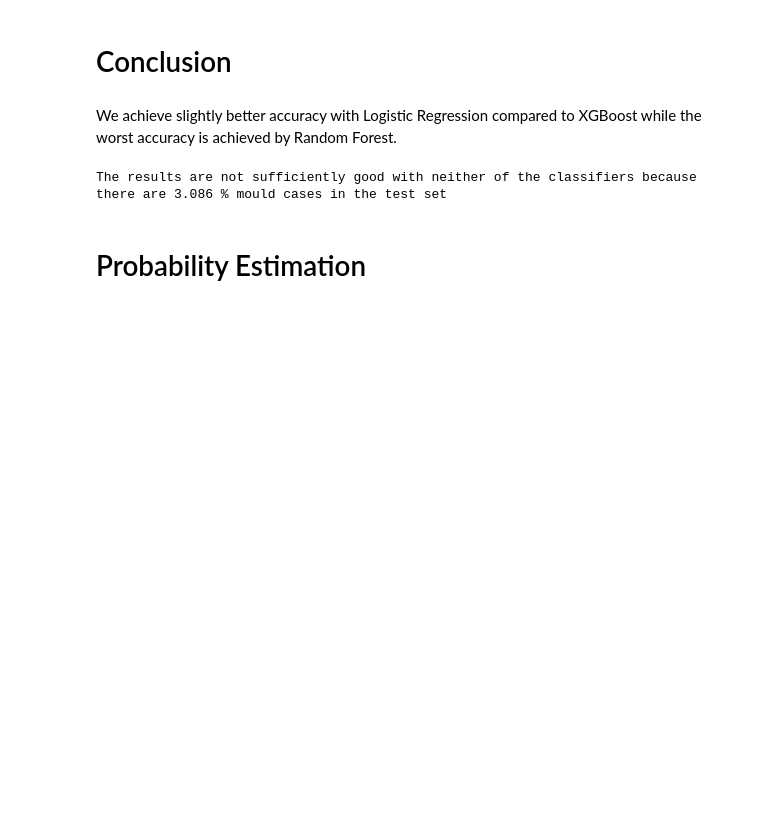
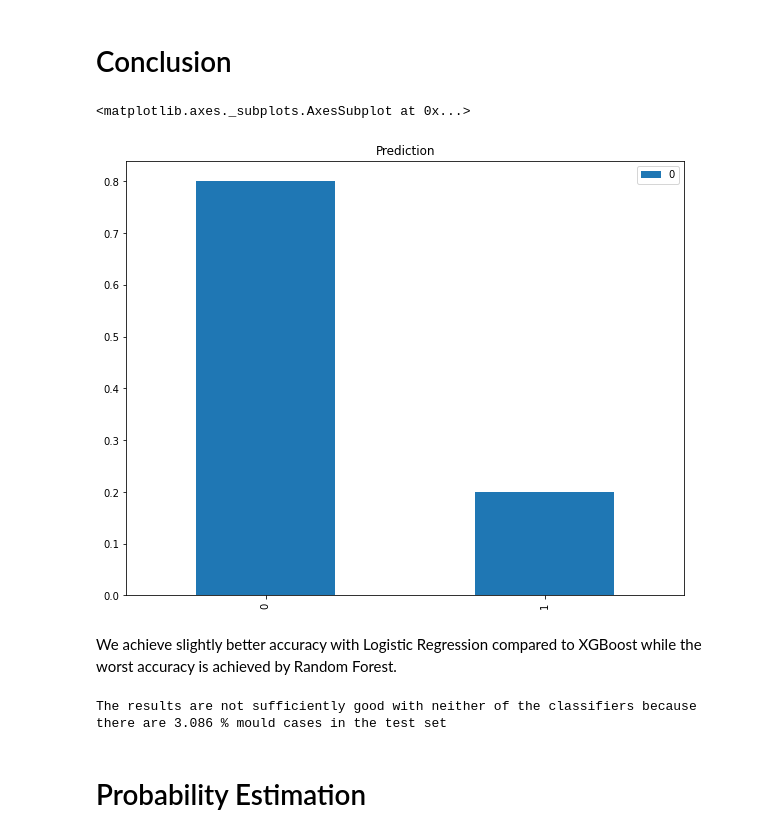
Before and after one commit to kleokog/Mycodes, a Jupyter notebook: L&Q/Code/Mould Probability estimation.ipynb, the cells around one changed output. Cells and saved outputs as stored; diff of their text form; code cells hidden in the pictures; blank space fills up the shorter version.

```diff
--- a/L&Q/Code/Mould Probability estimation.ipynb
+++ b/L&Q/Code/Mould Probability estimation.ipynb
@@ -519,5 +509,11 @@ Accuracy of XGBoost classifier on test set: 0.9686
 # %% [markdown]
 # Conclusion
+# %%
+pd.DataFrame(data = {'0': [0.8], '1': [0.2]}).T.plot.bar(figsize = (10,8), title = "Prediction")
+# vulnerability_data['Vulnerability'].value_counts().reset_index().sort_values('Vulnerability', ascending = False).set_index('index').plot.bar(figsize = (20,8), title = "Vulnerability bar chart")
+# %% [output]
+<matplotlib.axes._subplots.AxesSubplot at 0x...>
+[figure, added]
 # %% [markdown]
 We achieve slightly better accuracy with Logistic Regression compared to XGBoost while the worst accuracy is achieved by Random Forest.
 # %%
```
Also changed, not shown: parts of 27 cells of this notebook.
